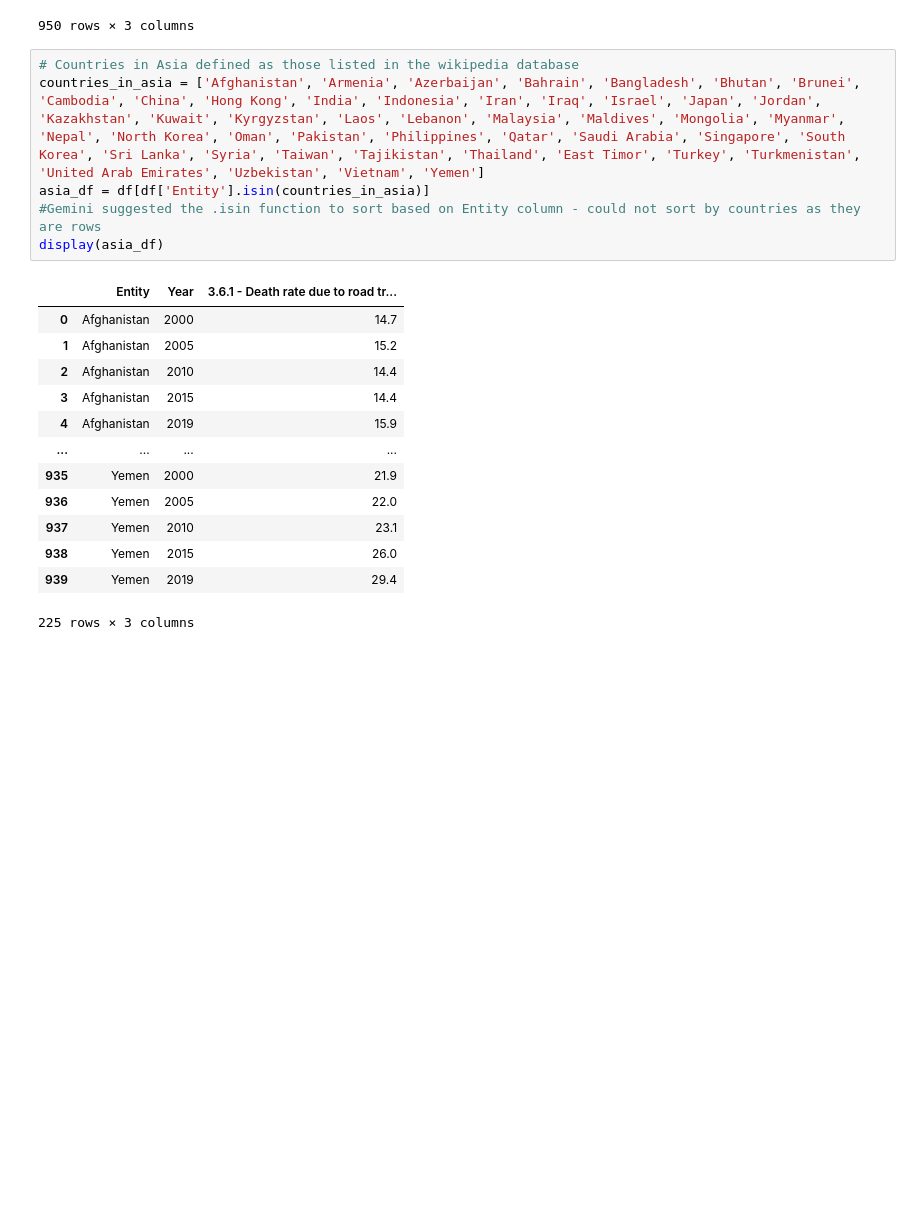
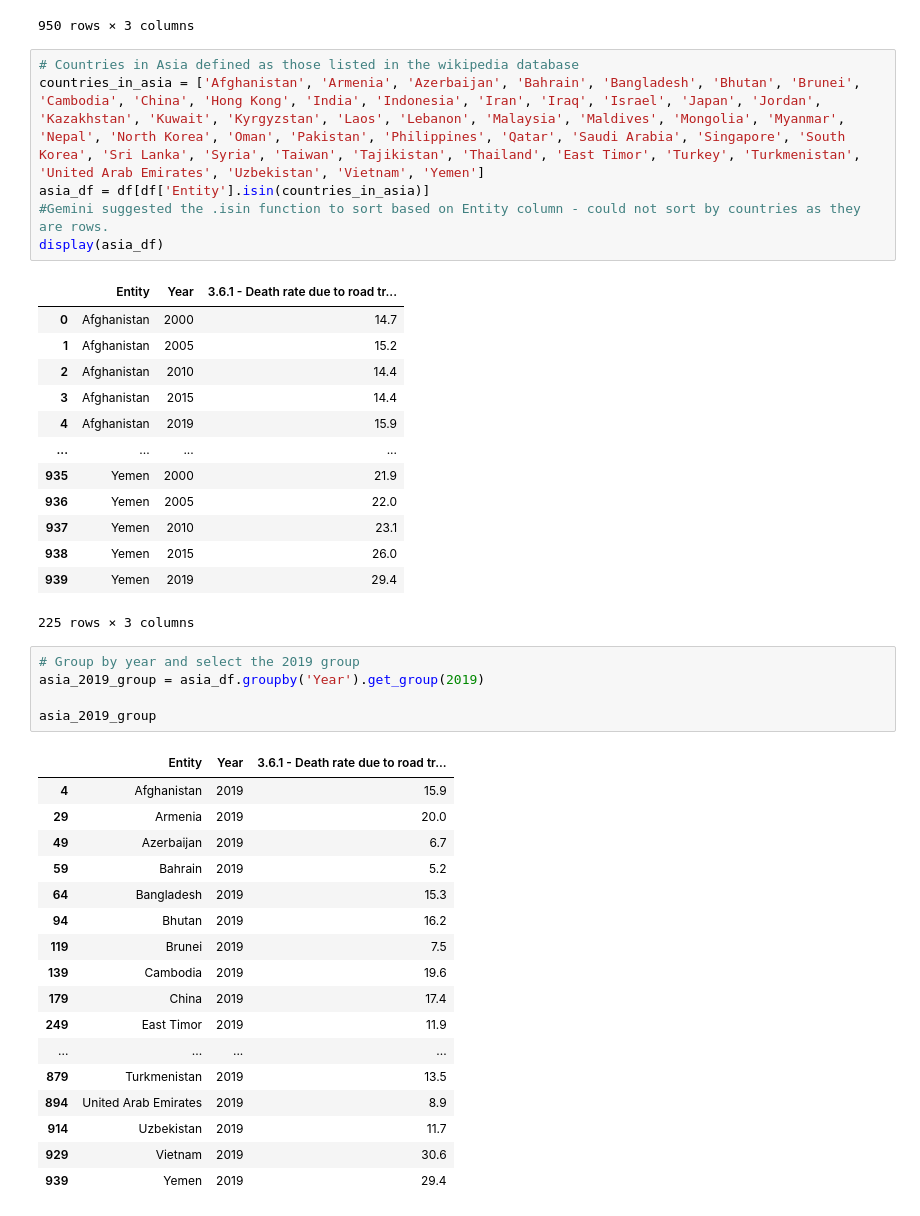
Before and after one commit to rebeccarlredmayne-cmd/QM2, a Jupyter notebook: W2_Working_with_Data_in_Pandas.ipynb, the cells around one changed output. Saved outputs shown, nothing was run; the diff lists cells and outputs as text; blank space fills up the shorter version.

```diff
--- a/W2_Working_with_Data_in_Pandas.ipynb
+++ b/W2_Working_with_Data_in_Pandas.ipynb
@@ -413,7 +413,7 @@ df
 # Countries in Asia defined as those listed in the wikipedia database
 countries_in_asia = ['Afghanistan', 'Armenia', 'Azerbaijan', 'Bahrain', 'Bangladesh', 'Bhutan', 'Brunei', 'Cambodia', 'China', 'Hong Kong', 'India', 'Indonesia', 'Iran', 'Iraq', 'Israel', 'Japan', 'Jordan', 'Kazakhstan', 'Kuwait', 'Kyrgyzstan', 'Laos', 'Lebanon', 'Malaysia', 'Maldives', 'Mongolia', 'Myanmar', 'Nepal', 'North Korea', 'Oman', 'Pakistan', 'Philippines', 'Qatar', 'Saudi Arabia', 'Singapore', 'South Korea', 'Sri Lanka', 'Syria', 'Taiwan', 'Tajikistan', 'Thailand', 'East Timor', 'Turkey', 'Turkmenistan', 'United Arab Emirates', 'Uzbekistan', 'Vietnam', 'Yemen']
 asia_df = df[df['Entity'].isin(countries_in_asia)]
-#Gemini suggested the .isin function to sort based on Entity column - could not sort by countries as they are rows
+#Gemini suggested the .isin function to sort based on Entity column - could not sort by countries as they are rows.
 display(asia_df)
 # %% [output]
 |  | Entity | Year | 3.6.1 - Death rate due to road tr... |
@@ -429,4 +429,27 @@ display(asia_df)
 | 938 | Yemen | 2015 | 26.0 |
 | 939 | Yemen | 2019 | 29.4 |
 225 rows × 3 columns
+# %%
+# Group by year and select the 2019 group
+asia_2019_group = asia_df.groupby('Year').get_group(2019)
+
+asia_2019_group
+# %% [output]
+|  | Entity | Year | 3.6.1 - Death rate due to road tr... |
+| 4 | Afghanistan | 2019 | 15.9 |
+| 29 | Armenia | 2019 | 20.0 |
+| 49 | Azerbaijan | 2019 | 6.7 |
+| 59 | Bahrain | 2019 | 5.2 |
+| 64 | Bangladesh | 2019 | 15.3 |
+| 94 | Bhutan | 2019 | 16.2 |
+| 119 | Brunei | 2019 | 7.5 |
+| 139 | Cambodia | 2019 | 19.6 |
+| 179 | China | 2019 | 17.4 |
+| 249 | East Timor | 2019 | 11.9 |
+| ... | ... | ... | ... |
+| 879 | Turkmenistan | 2019 | 13.5 |
+| 894 | United Arab Emirates | 2019 | 8.9 |
+| 914 | Uzbekistan | 2019 | 11.7 |
+| 929 | Vietnam | 2019 | 30.6 |
+| 939 | Yemen | 2019 | 29.4 |
 # %%
```
Also changed, not shown: parts of 2 cells of this notebook.
